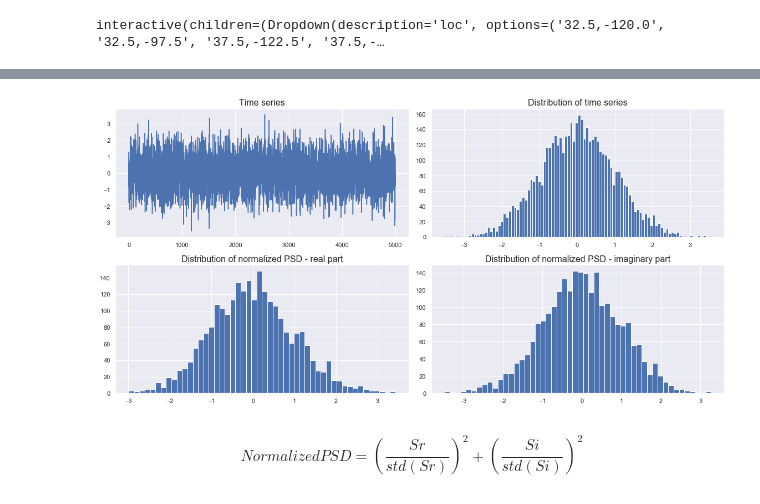
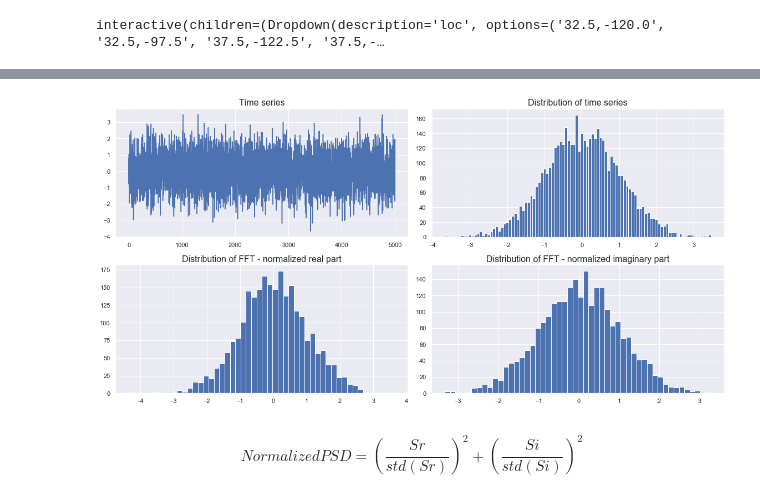
Before and after one commit to udiy/viz, a Jupyter notebook: FFT results.ipynb, the cells around one changed output, grey strips where cells are left out. Saved outputs shown, nothing was run; the diff lists cells and outputs as text; code cells hidden in the pictures.

```diff
--- a/FFT results.ipynb
+++ b/FFT results.ipynb
@@ -179,24 +176,29 @@ white_fft = compute_fft(white)
 # %%
+# generate random white noise and compute fft
+white = pd.Series(np.random.normal(size=5000))
+white_fft = compute_fft(white)
+
+# initialize plt
 fig, axes = plt.subplots(2,2, figsize=(16,8))
 ax = axes.ravel()
 
-
+# plot
 white.plot(ax=ax[0])
 white.hist(bins=100, ax=ax[1])
 (white_fft["real"] / white_fft["real"].std()).hist(bins=50, ax=ax[2])
 (white_fft["imag"] / white_fft["imag"].std()).hist(bins=50, ax=ax[3])
 
 # set titles
 fs = 16
 ax[0].set_title("Time series", fontsize=fs)
 ax[1].set_title("Distribution of time series", fontsize=fs)
-ax[2].set_title("Distribution of normalized PSD - real part", fontsize=fs)
-ax[3].set_title("Distribution of normalized PSD - imaginary part", fontsize=fs)
+ax[2].set_title("Distribution of FFT - normalized real part", fontsize=fs)
+ax[3].set_title("Distribution of FFT - normalized imaginary part", fontsize=fs)
 
 plt.tight_layout()
 plt.show()
 # %% [output]
-[figure, old version]
+[figure, new version]
 # %% [markdown]
 $$
 Normalized PSD = (\frac{Sr}{std(Sr)})^2 + (\frac{Si}{std(Si)})^2
```
Also changed, not shown: parts of 7 cells of this notebook, 8 other files.
